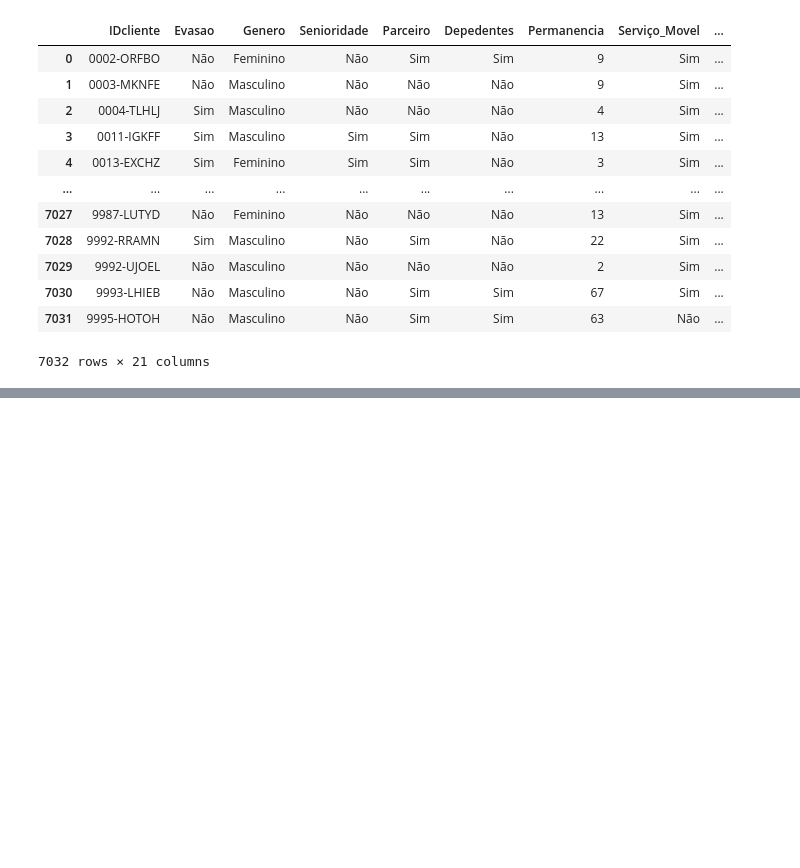
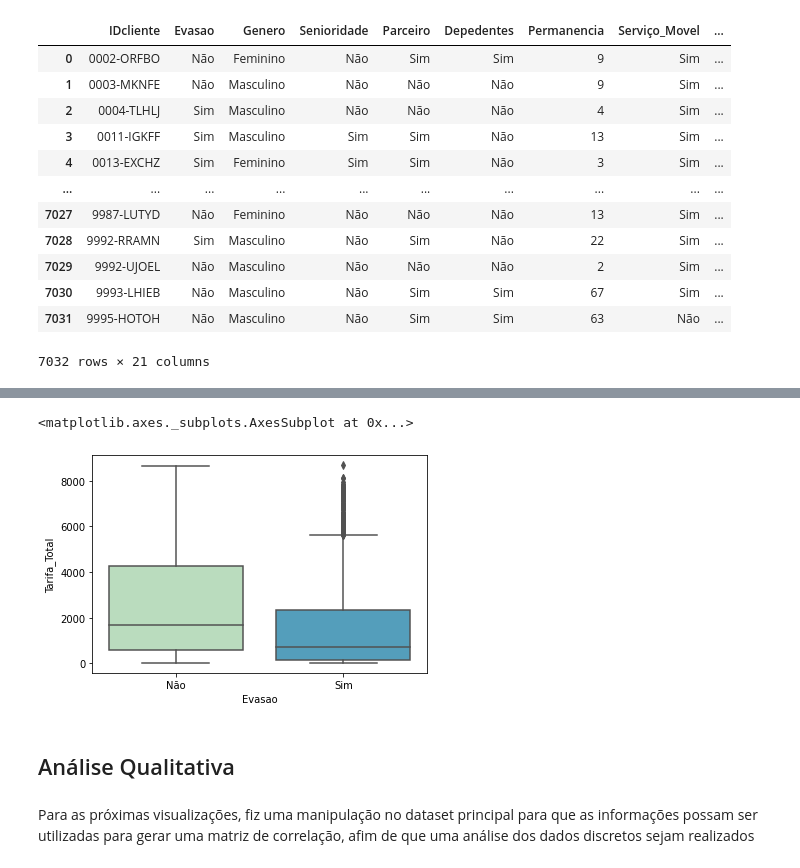
Before and after one commit to VinnyRosa/Alura-Challenge-DS, a Jupyter notebook: Projeto_Alura_Challenge_parte2.ipynb, the cells around one changed output, grey strips where cells are left out. Drawn from its saved outputs; the diff is of its cells as text; code cells hidden in the pictures; blank space fills up the shorter version.

```diff
--- a/Projeto_Alura_Challenge_parte2.ipynb
+++ b/Projeto_Alura_Challenge_parte2.ipynb
@@ -348,0 +50,9 @@ ax.xaxis.set_visible(False)
+# %%
+sns.boxplot(x='Evasao', y='Tarifa_Total', data=dataset, palette='GnBu')
+# %% [output]
+<matplotlib.axes._subplots.AxesSubplot at 0x...>
+[figure, added]
+# %% [markdown]
+## Análise Qualitativa
+# %% [markdown]
+Para as próximas visualizações, fiz uma manipulação no dataset principal para que as informações possam ser utilizadas para gerar uma matriz de correlação, afim de que uma análise dos dados discretos sejam realizados
```
Also changed, not shown: parts of 45 cells of this notebook.
